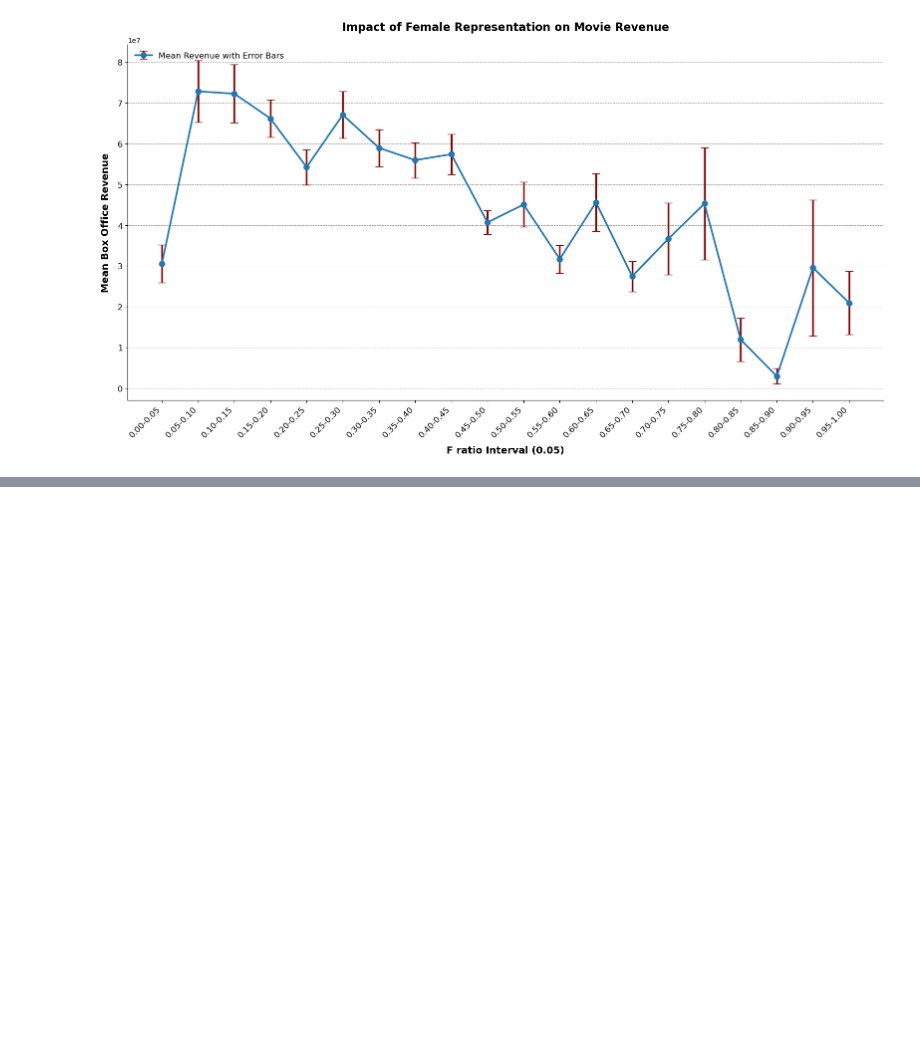
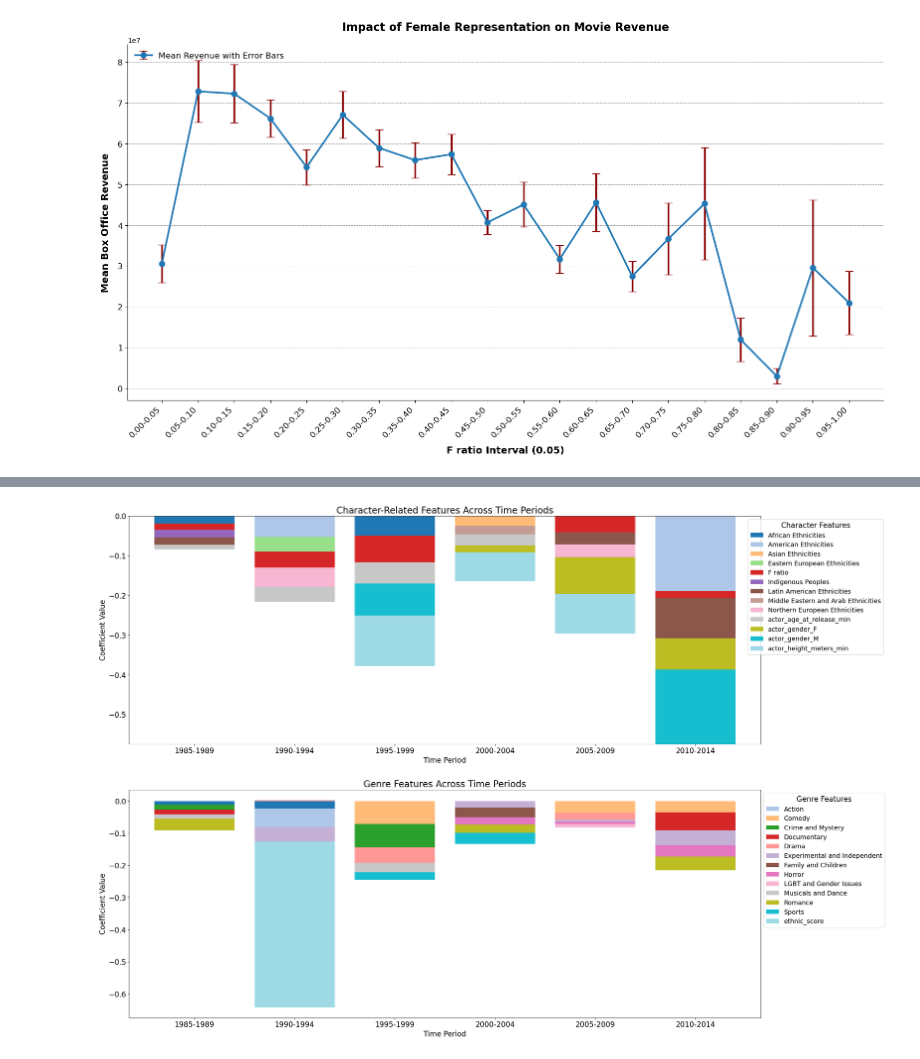
Before and after one commit to epfl-ada/ada-2024-project-insightmasters24, a Jupyter notebook: results.ipynb, the cells around one changed output, grey strips where cells are left out. Cells and saved outputs as stored; diff of their text form; code cells hidden in the pictures; blank space fills up the shorter version.

```diff
--- a/results.ipynb
+++ b/results.ipynb
@@ -297,0 +209,5 @@ Name: count, dtype: int64
+# %%
+features = logistic_regression(df)
+plot_important_features(features)
+# %% [output]
+[figure, added]
```
Also changed, not shown: parts of 5 cells of this notebook, 8 other files.
